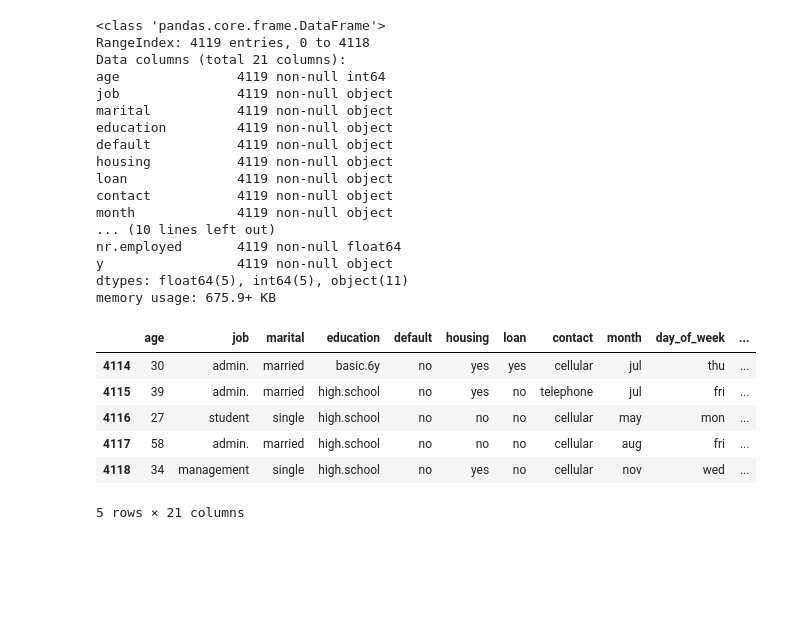
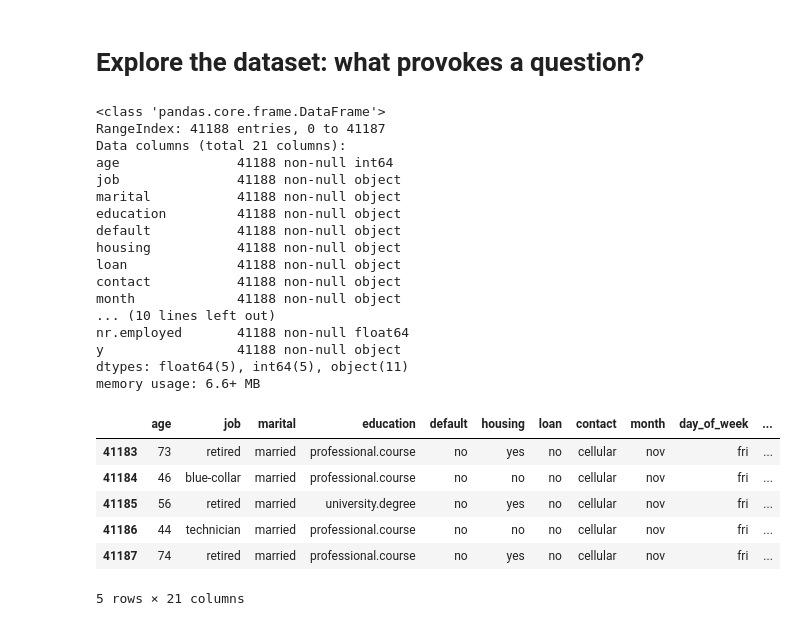
Before and after one commit to MitchellEwing/Drills, a Jupyter notebook: bootcamp/unit1/u1Capstone/u1Capstone.ipynb, the cells around one changed output. Cells and saved outputs as stored; diff of their text form; code cells hidden in the pictures; blank space fills up the shorter version.

```diff
--- a/bootcamp/unit1/u1Capstone/u1Capstone.ipynb
+++ b/bootcamp/unit1/u1Capstone/u1Capstone.ipynb
@@ -14 +31,3 @@ Are social and economic indicators relevant?<br>
+# %% [markdown]
+# Explore the dataset: what provokes a question?
 # %%
@@ -23,33 +41,32 @@ from scipy import stats
 import re
 # %%
 # load the dataset
-
-df = pd.read_csv('~/src/data/u1CapstoneData/bank-additional.csv', sep = ';')
+df = pd.read_csv('~/src/data/u1CapstoneData/bank-additional-full.csv', sep = ';')
 df.info()
 df.tail()
-#df.to_csv('~/src/data/u1CapstoneData/bank-additional-sortedmle.csv')
+#df.to_csv('~/src/data/u1CapstoneData/bank-additional-full-mitchell.csv')
 # %% [output]
 <class 'pandas.core.frame.DataFrame'>
-RangeIndex: 4119 entries, 0 to 4118
+RangeIndex: 41188 entries, 0 to 41187
 Data columns (total 21 columns):
-age               4119 non-null int64
-job               4119 non-null object
-marital           4119 non-null object
-education         4119 non-null object
-default           4119 non-null object
-housing           4119 non-null object
-loan              4119 non-null object
-contact           4119 non-null object
-month             4119 non-null object
+age               41188 non-null int64
+job               41188 non-null object
+marital           41188 non-null object
+education         41188 non-null object
+default           41188 non-null object
+housing           41188 non-null object
+loan              41188 non-null object
+contact           41188 non-null object
+month             41188 non-null object
 ... (10 lines left out)
-nr.employed       4119 non-null float64
-y                 4119 non-null object
+nr.employed       41188 non-null float64
+y                 41188 non-null object
 dtypes: float64(5), int64(5), object(11)
-memory usage: 675.9+ KB
+memory usage: 6.6+ MB
 |  | age | job | marital | education | default | housing | loan | contact | month | day_of_week | ... |
-| 4114 | 30 | admin. | married | basic.6y | no | yes | yes | cellular | jul | thu | ... |
-| 4115 | 39 | admin. | married | high.school | no | yes | no | telephone | jul | fri | ... |
-| 4116 | 27 | student | single | high.school | no | no | no | cellular | may | mon | ... |
-| 4117 | 58 | admin. | married | high.school | no | no | no | cellular | aug | fri | ... |
-| 4118 | 34 | management | single | high.school | no | yes | no | cellular | nov | wed | ... |
+| 41183 | 73 | retired | married | professional.course | no | yes | no | cellular | nov | fri | ... |
+| 41184 | 46 | blue-collar | married | professional.course | no | no | no | cellular | nov | fri | ... |
+| 41185 | 56 | retired | married | university.degree | no | yes | no | cellular | nov | fri | ... |
+| 41186 | 44 | technician | married | professional.course | no | no | no | cellular | nov | fri | ... |
+| 41187 | 74 | retired | married | professional.course | no | yes | no | cellular | nov | fri | ... |
 5 rows × 21 columns
```
Also changed, not shown: parts of 10 cells of this notebook.
